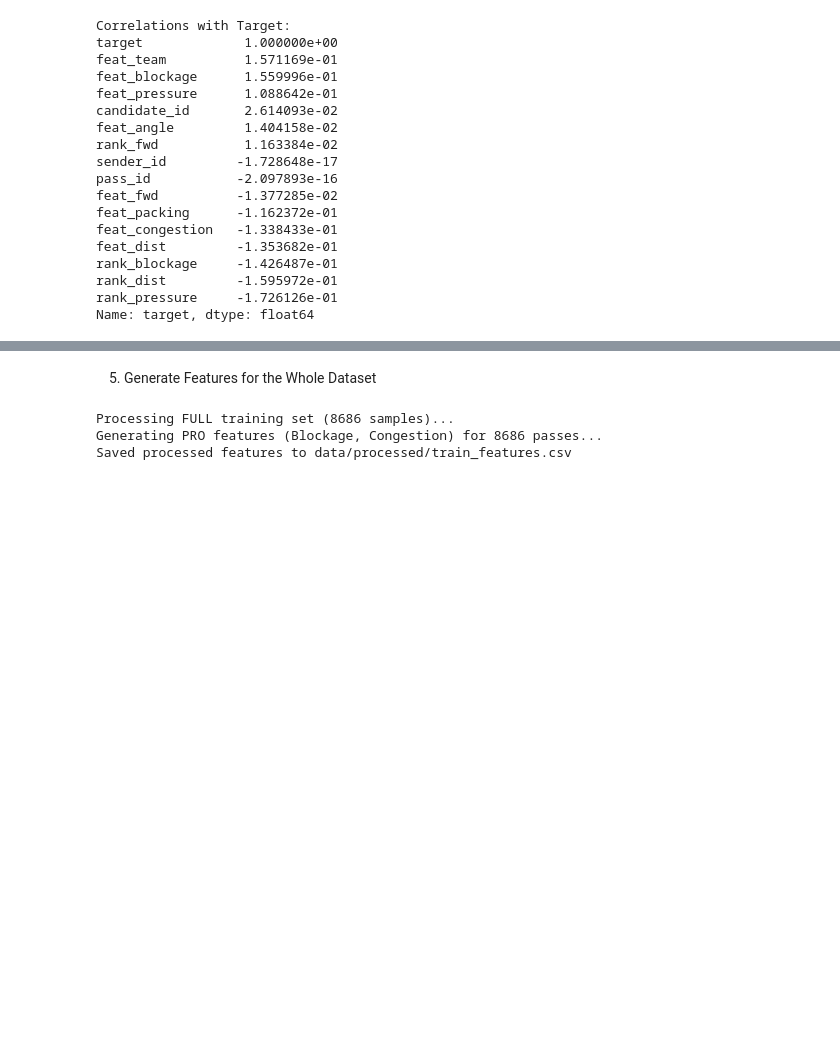
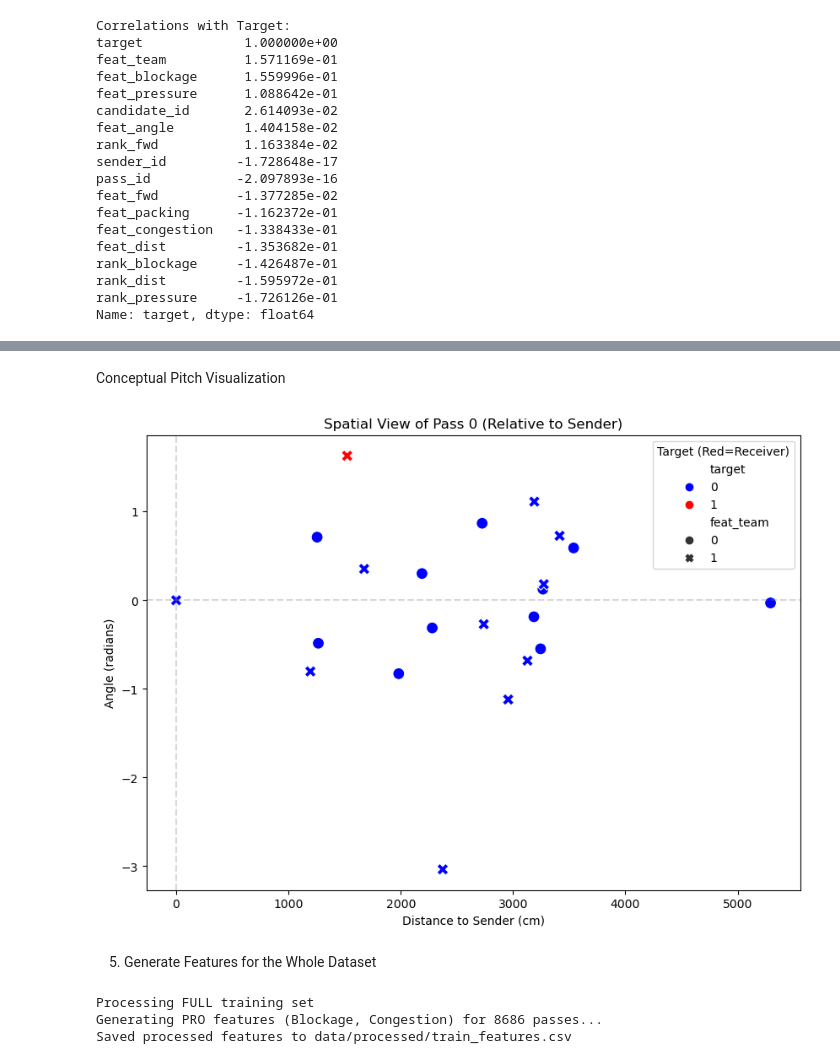
Before and after one commit to khalilAnkri/Football-pass-prediction, a Jupyter notebook: notebooks/feature_engineering.ipynb, the cells around one changed output, grey strips where cells are left out. Cells and saved outputs as stored; diff of their text form; code cells hidden in the pictures; blank space fills up the shorter version.

```diff
--- a/notebooks/feature_engineering.ipynb
+++ b/notebooks/feature_engineering.ipynb
@@ -71,15 +103,38 @@ Name: target, dtype: float64
+# %% [markdown]
+Conceptual Pitch Visualization
+# %%
+# Visualize the first pass in your chunk
+sample_pass_id = train_features['pass_id'].iloc[0]
+pass_data = train_features[train_features['pass_id'] == sample_pass_id]
+
+plt.figure(figsize=(10, 7))
+# Plot the pitch (conceptual bounds)
+plt.axhline(0, color='gray', linestyle='--', alpha=0.3)
+plt.axvline(0, color='gray', linestyle='--', alpha=0.3)
+
+# Plot sender and candidates
+sns.scatterplot(data=pass_data, x='feat_dist', y='feat_angle', hue='target',
+                style='feat_team', s=100, palette={0: 'blue', 1: 'red'})
+
+plt.title(f"Spatial View of Pass {sample_pass_id} (Relative to Sender)")
+plt.xlabel("Distance to Sender (cm)")
+plt.ylabel("Angle (radians)")
+plt.legend(title="Target (Red=Receiver)")
+plt.savefig('pass_spatial_logic.png')
+plt.show()
+# %% [output]
+[figure, added]
 # %% [markdown]
 5. Generate Features for the Whole Dataset
 # %%
 
-print("Processing FULL training set (8686 samples)...")
-# This might take ~1-2 minutes
+print("Processing FULL training set ")
 df_train_features = compute_features(X_train, y_train)
 
 # Save it so you don't have to re-compute it every time!
 df_train_features.to_csv('../data/processed/train_features.csv', index=False)
 print("Saved processed features to data/processed/train_features.csv")
 # %% [output]
-Processing FULL training set (8686 samples)...
+Processing FULL training set
 Generating PRO features (Blockage, Congestion) for 8686 passes...
 Saved processed features to data/processed/train_features.csv
```
Also changed, not shown: parts of 4 cells of this notebook, 8 other files.
